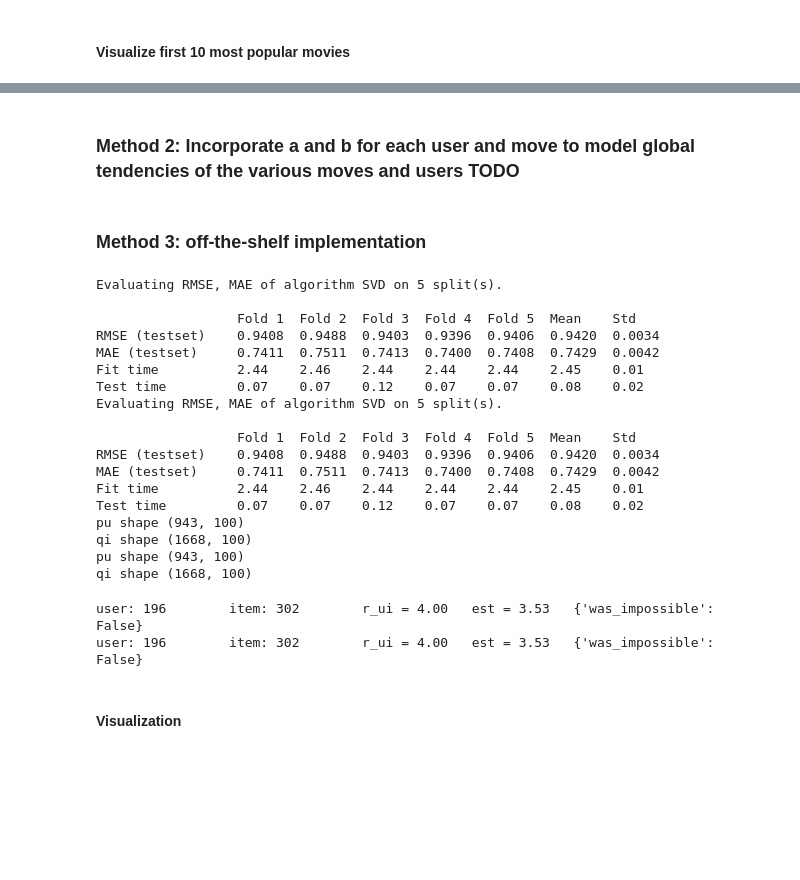
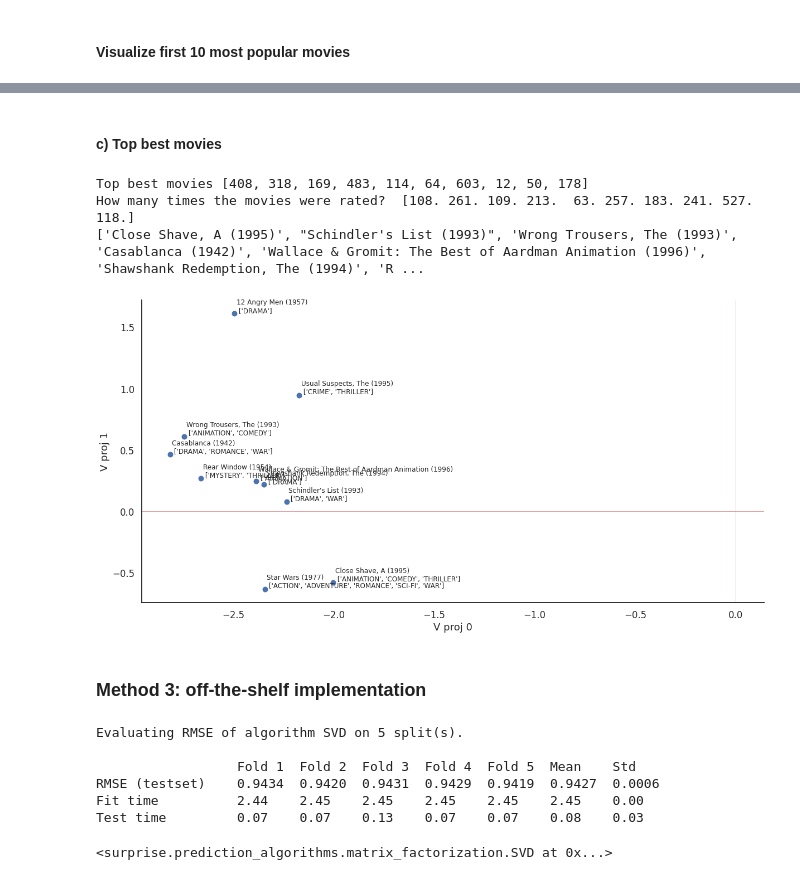
Before and after one commit to francescazfl/pandas, a Jupyter notebook: project2/sorina_project2.ipynb, the cells around one changed output, grey strips where cells are left out. Cells and saved outputs as stored; diff of their text form; code cells hidden in the pictures; blank space fills up the shorter version.

```diff
--- a/project2/sorina_project2.ipynb
+++ b/project2/sorina_project2.ipynb
@@ -255,5 +291,38 @@ Top most popular movies [288, 1, 258, 100, 294, 300, 50, 181, 121, 286]
-# %% [markdown]
-### Method 2: Incorporate a and b for each user and move to model global tendencies of the various moves and users TODO
+# %% [markdown]
+#### c) Top best movies
+# %%
+# hardcoded for now
+list_movies_id = [408, 318, 169, 483, 114,  64, 603,  12,  50, 178]
+
+print("Top best movies", list_movies_id)
+
+(
+    list_movies_id,
+    list_movies_genre,
+    list_movies_titles,
+) = get_list_movies_from_list_of_ids(data, list_movies_id)
+
+
+
+
+average_rating, ct = get_average_ratings_for_list_movies_ids(Y_train_df)
+list_average_ratings = average_rating / ct
+print("How many times the movies were rated? ", ct)
+
+(
+    list_movies_id,
+    list_movies_genre,
+    list_movies_titles,
+) = get_list_movies_from_list_of_ids(data, list_movies_id)
+
+
+V_proj_selection = get_V_proj_selection(list_movies_id, V_proj)
+visualize(V_proj_selection, list_movies_titles, list_movies_genre,'method1_partc.pdf')
+# %% [output]
+Top best movies [408, 318, 169, 483, 114, 64, 603, 12, 50, 178]
+How many times the movies were rated?  [108. 261. 109. 213.  63. 257. 183. 241. 527. 118.]
+['Close Shave, A (1995)', "Schindler's List (1993)", 'Wrong Trousers, The (1993)', 'Casablanca (1942)', 'Wallace & Gromit: The Best of Aardman Animation (1996)', 'Shawshank Redemption, The (1994)', 'R ...
+[figure, added]
 # %% [markdown]
 ### Method 3: off-the-shelf implementation
 # %%
@@ -269,41 +339,15 @@ train_dataset = Dataset.load_from_df(Y_train_df, reader)
 
 train_dataset_object = train_dataset.build_full_trainset()
 
-algo = SVD()
-cross_validate(algo, train_dataset, measures=['RMSE', 'MAE'], cv=5, verbose=True)
+algo = SVD(n_factors=100, n_epochs=20)
+cross_validate(algo, train_dataset, measures=['RMSE'], cv=5, verbose=True)
 
 algo.fit(train_dataset_object)
-
-print('pu shape', algo.pu.shape)
-print('qi shape', algo.qi.shape)
 # %% [output]
-Evaluating RMSE, MAE of algorithm SVD on 5 split(s).
+Evaluating RMSE of algorithm SVD on 5 split(s).
 
                   Fold 1  Fold 2  Fold 3  Fold 4  Fold 5  Mean    Std
-RMSE (testset)    0.9408  0.9488  0.9403  0.9396  0.9406  0.9420  0.0034
-MAE (testset)     0.7411  0.7511  0.7413  0.7400  0.7408  0.7429  0.0042
-Fit time          2.44    2.46    2.44    2.44    2.44    2.45    0.01
-Test time         0.07    0.07    0.12    0.07    0.07    0.08    0.02
-Evaluating RMSE, MAE of algorithm SVD on 5 split(s).
-
-                  Fold 1  Fold 2  Fold 3  Fold 4  Fold 5  Mean    Std
-RMSE (testset)    0.9408  0.9488  0.9403  0.9396  0.9406  0.9420  0.0034
-MAE (testset)     0.7411  0.7511  0.7413  0.7400  0.7408  0.7429  0.0042
-Fit time          2.44    2.46    2.44    2.44    2.44    2.45    0.01
-Test time         0.07    0.07    0.12    0.07    0.07    0.08    0.02
-pu shape (943, 100)
-qi shape (1668, 100)
-pu shape (943, 100)
-qi shape (1668, 100)
+RMSE (testset)    0.9434  0.9420  0.9431  0.9429  0.9419  0.9427  0.0006
+Fit time          2.44    2.45    2.45    2.45    2.45    2.45    0.00
+Test time         0.07    0.07    0.13    0.07    0.07    0.08    0.03
+<surprise.prediction_algorithms.matrix_factorization.SVD at 0x...>
-# %%
-# sample of prediction
-uid = str(196)  # raw user id (as in the ratings file). They are **strings**!
-iid = str(302)  # raw item id (as in the ratings file). They are **strings**!
-
-# get a prediction for specific users and items.
-pred = algo.predict(uid, iid, r_ui=4, verbose=True)
-# %% [output]
-user: 196        item: 302        r_ui = 4.00   est = 3.53   {'was_impossible': False}
-user: 196        item: 302        r_ui = 4.00   est = 3.53   {'was_impossible': False}
-# %% [markdown]
-#### Visualization
```
Also changed, not shown: parts of 22 cells of this notebook.
